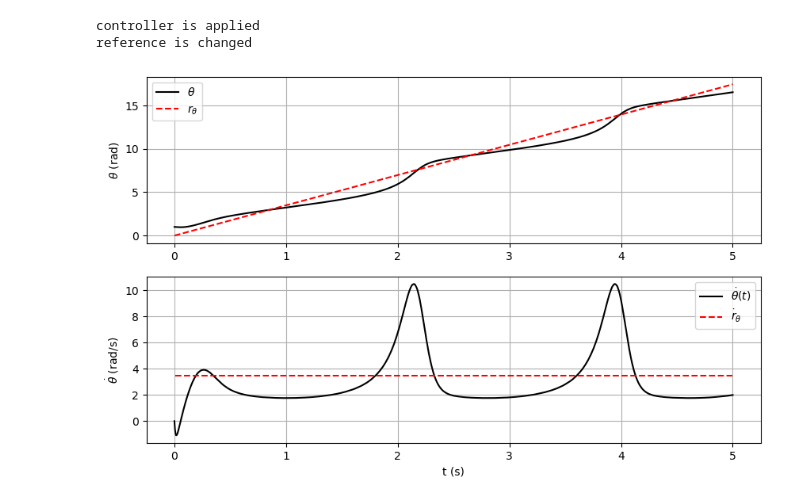
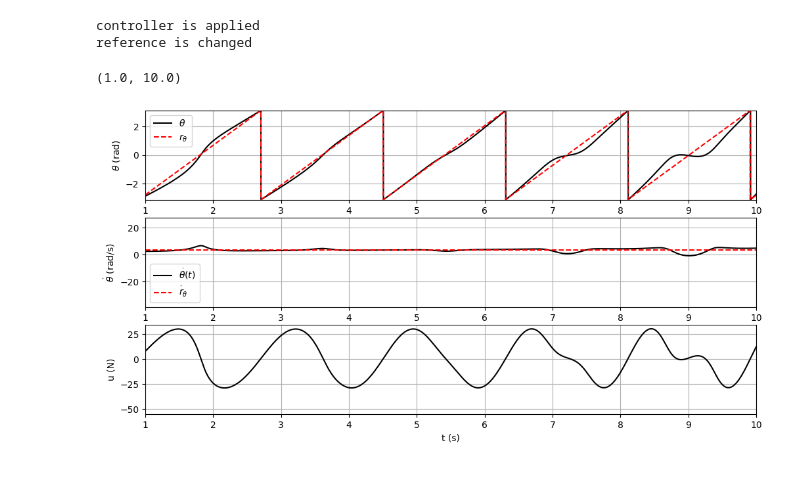
Before and after one commit to PichiControlEngineering/UnbalancedVynilProject, a Jupyter notebook: Example.ipynb, the cells around one changed output. Drawn from its saved outputs; the diff is of its cells as text; code cells hidden in the pictures; blank space fills up the shorter version.

```diff
--- a/Example.ipynb
+++ b/Example.ipynb
@@ -14,4 +15,15 @@ The solution can be called using _UnbalancedVinyl().solve_equations_, which empl
 You can also define a controller function _u(error,theta,dtheta)_
 
 Look at the example below for more information
+# %%
+#parsing parameter values and the controller function to the class
+m = 0.15 #kg, estimate of the mass of a vinyl disk
+J = 1/2*(m)*(0.305)**2 # moment of inertia of a flat disk
+m_com = m*0.1 #virtual mass of the center of mass
+g = 9.81    # Gravitational acceleration (m/s^2)
+l = 0.05     # Displacement of the C.O.M. of the vinyl
+k = 0       # Spring constant (no physical interpretation) (1/s^2)
+d = 0.15    # Linear drag coefficient (1/s)                (non-linear to be added)
+x0 = [1, 1] # Initial condition ([rad,rad/s])
+fs = 1000    # sampling frequency (Hz)
 # %%
@@ -44,41 +56,54 @@ sol = unb_vinyl.solve_equations(t_len=simulation_length, solver_steps = int(solv
 controller is applied
 reference is changed
 # %%
-truncate_plot = False ## OPTIONAL: Bounding theta and theta_ref between [-pi, pi] in the plot
-
+truncate_plot = True ## OPTIONAL: Bounding theta and theta_ref between [-pi, pi] in the plot
+t_start = 1
 t = sol.t
 if truncate_plot:
     plot_theta = ((sol.y[0,:] + np.pi) % (2 * np.pi)) - np.pi
     plot_reference = ((constant_dtheta(sol.t) + np.pi) % (2 * np.pi)) - np.pi
     limits = [-np.pi,np.pi]
 else:
     plot_theta = sol.y[0,:]
     plot_reference = constant_dtheta(sol.t)
     limits = [None,None]
 reference_dt = np.divide(constant_dtheta(sol.t),sol.t+1e-16) #adding a miniscule value to prevent the divison going wack at t=0
 
 ## Plotting results ##
-plt.figure(figsize=(10, 6))
+plt.figure(figsize=(12, 6))
 ## Subplot 1: the angle (normalized to ticks)
-ax1 = plt.subplot(2, 1, 1)
+ax1 = plt.subplot(3, 1, 1)
 ax1.plot(sol.t, plot_theta,label=r'$\theta$',color='black')
 ax1.plot(sol.t, plot_reference,label=r'$r_{\theta}$',color='red',linestyle='--')
+ax1.set_xlim(t_start,simulation_length)
 
 #plot settings first subplot
 ax1.set_ylim(limits)
 ax1.set_ylabel(r"$\theta$ (rad)")
 ax1.grid('on')
 ax1.legend(loc='best');
 
 ## Subplot 2: angular velocity
-ax2 = plt.subplot(2, 1, 2)
+ax2 = plt.subplot(3, 1, 2)
 ax2.plot(sol.t, sol.y[1,:],label=r'$\dot{\theta}(t)$',color='black')
 ax2.plot(sol.t[1:], reference_dt[1:], label=r'$\dot{r}_{\theta}$',color='red',linestyle='--')
 
 #plot settings second subplot
 ax2.set_xlabel('t (s)')
 ax2.set_ylabel(r"$\dot{\theta}$ (rad/s)")
 ax2.grid('on')
 ax2.legend();
+ax2.set_xlim(t_start,simulation_length)
+
+## Subplot 3: inputs
+ax3 = plt.subplot(3, 1, 3)
+ax3.plot(u_past[:,0], u_past[:,1], color='black')
+
+#plot settings second subplot
+ax3.set_xlabel('t (s)')
+ax3.set_ylabel(r"u (N)")
+ax3.grid('on')
+ax3.set_xlim(t_start,simulation_length)
 # %% [output]
+(1.0, 10.0)
-[figure, old version]
+[figure, new version]
```
Also changed, not shown: parts of 4 cells of this notebook, 3 other files.
